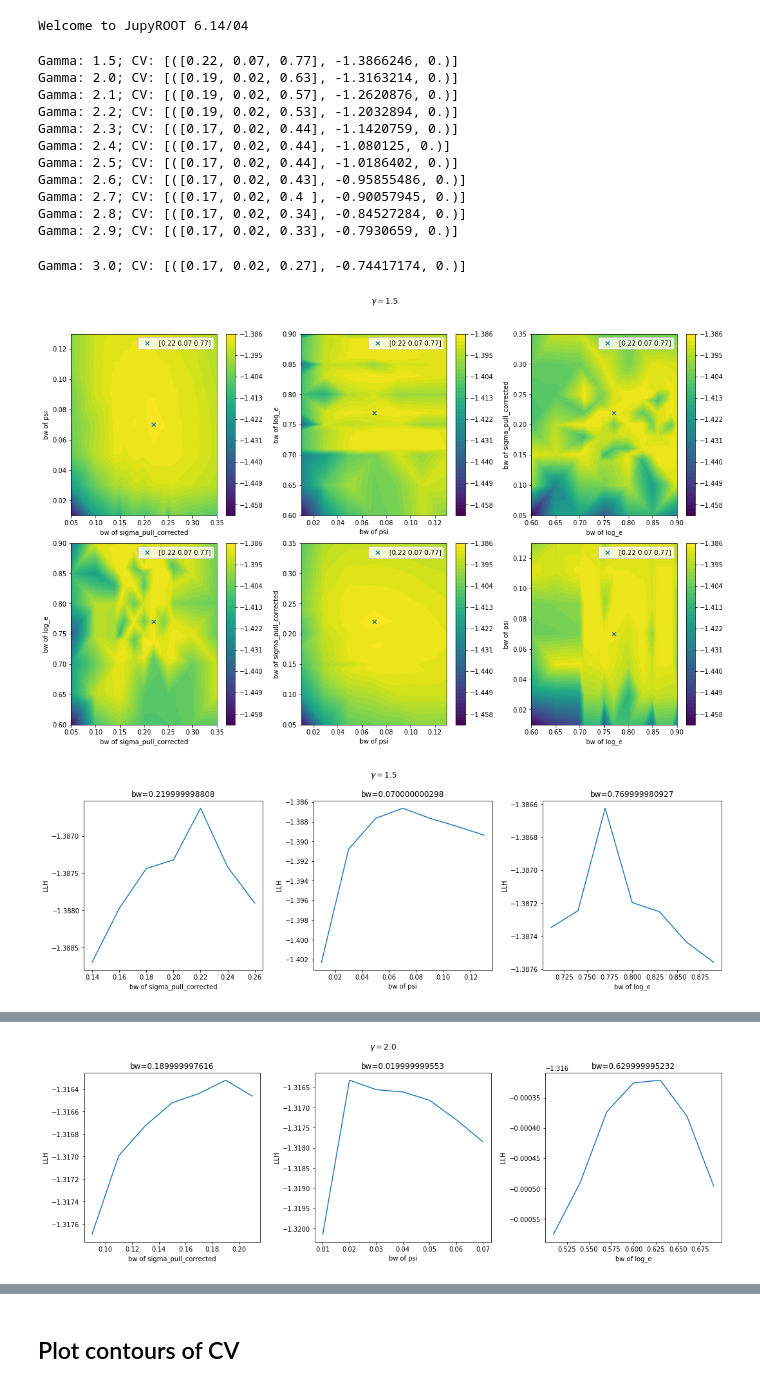
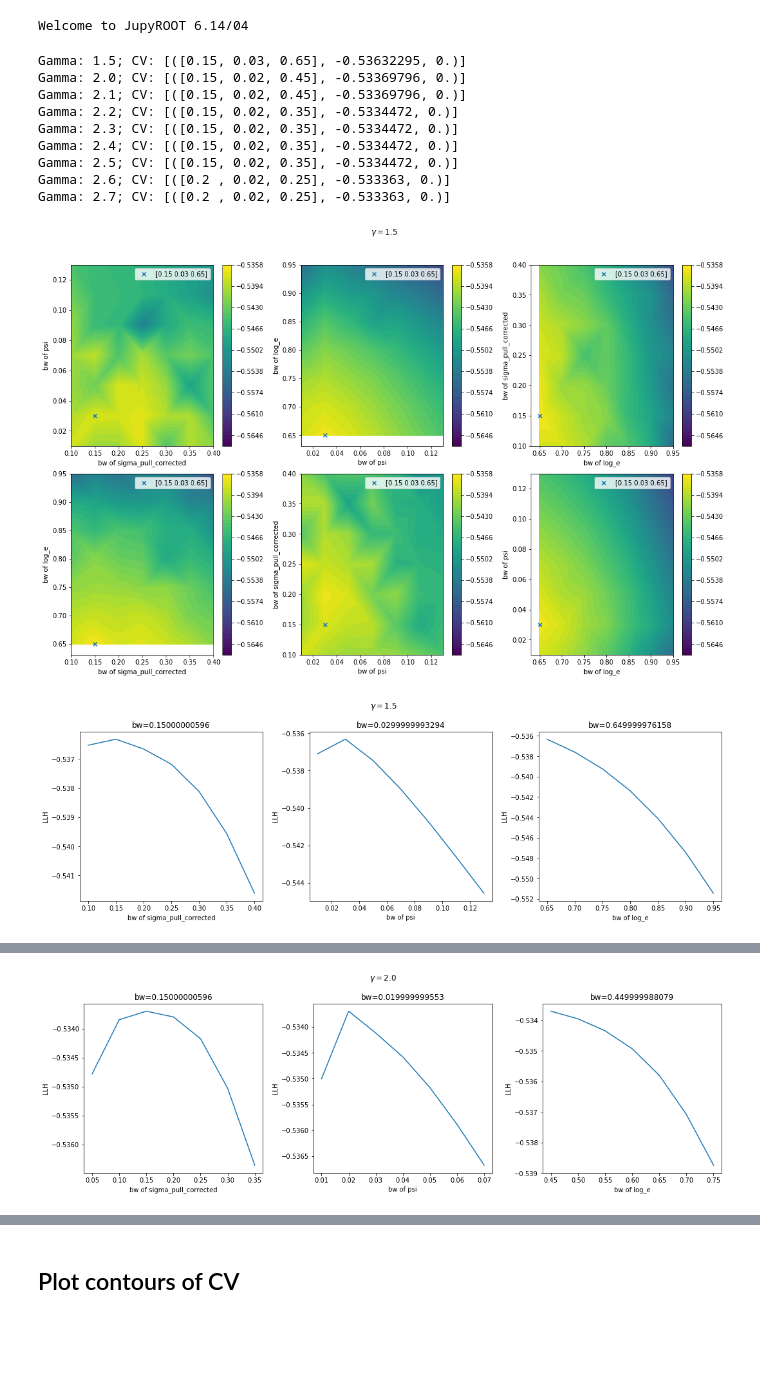
Before and after one commit to tomaskontrimas/KDE, a Jupyter notebook: snippets.ipynb, the cells around one changed output, grey strips where cells are left out. Cells and saved outputs as stored; diff of their text form; code cells hidden in the pictures; blank space fills up the shorter version.

```diff
--- a/snippets.ipynb
+++ b/snippets.ipynb
@@ -12,15 +12,19 @@ from kde_classes import Model, KDE
 # %% [output]
 Welcome to JupyROOT 6.14/04
 # %%
-gammas = np.concatenate(([1.5], np.linspace(2.0, 3.0, 11)))
-# gammas = [1.5]
+# gammas = np.concatenate(([1.5], np.linspace(2.0, 3.0, 11)))
+gammas = np.concatenate(([1.5], np.linspace(2.0, 2.7, 8)))
+#gammas = [1.5]
 module = 'bg'
-model = Model(module, mc=None, weighting='plotter_wkde')
+weighting='conv+pl'
+nbins = 100
+
+# model = Model(module, mc=None, weighting='plotter_wkde')
+model = Model(module, mc=None, weighting=weighting, gamma=2.0)
 kde = KDE(model)
 
 for gamma in gammas:
-    cv_files = glob.glob('output/{module}/adaptive_kd_plotter_wkde_gamma_{gamma}_phi0_1.0/cv/cv_*.npy'.format(module=module, gamma=gamma))
-
+    cv_files = glob.glob('output/{module}/{nbins}/adaptive_kd_{weighting}_gamma_{gamma}_phi0_1.0/cv/cv_*.npy'.format(module=module, nbins=nbins, weighting=weighting, gamma=gamma))
     cv_results_split = np.array([], dtype=kde.cv_result_dtype)
 
     for cv_file in cv_files:
@@ -119,44 +123,41 @@ for gamma in gammas:
     ax[1].set_xlabel('bw of psi')
     ax[1].set_ylabel('LLH')
 
     ax[2].plot(cv_results['bandwidth'][:, 2][ind_2], cv_results['LLH'][ind_2])
     ax[2].set_title('bw={}'.format(cv_results_max_LLH['bandwidth'][:, 2][0]))
     ax[2].set_xlabel('bw of log_e')
     ax[2].set_ylabel('LLH')
     plt.tight_layout()
     plt.subplots_adjust(top=0.85)
 
 
 #     # 2D KDE plots
 #     plt.figure(dpi=150)
 #     plt.tricontourf(cv_results['bandwidth'][:, 0], cv_results['bandwidth'][:, 1],
 #                     cv_results['LLH'], 50)
 #     plt.colorbar()
 #     plt.scatter(bandwidth[0], bandwidth[1], marker='x', label=bandwidth)
 #     plt.legend()
 #     plt.title('$\gamma$={}'.format(gamma))
 #     plt.xlabel('bw of log(sigma_pull_corrected)')
 #     plt.ylabel('bw of log_e')
 
 
 #     # 1D dec LLH plot
 #     plt.figure(dpi=150)
 #     plt.plot(cv_results['bandwidth'][:, 0], cv_results['LLH'])
 #     plt.title('$\gamma$={}'.format(gamma))
 #     plt.xlabel('bw of dec')
 #     plt.ylabel('LLH')
 # %% [output]
-Gamma: 1.5; CV: [([0.22, 0.07, 0.77], -1.3866246, 0.)]
-Gamma: 2.0; CV: [([0.19, 0.02, 0.63], -1.3163214, 0.)]
-Gamma: 2.1; CV: [([0.19, 0.02, 0.57], -1.2620876, 0.)]
-Gamma: 2.2; CV: [([0.19, 0.02, 0.53], -1.2032894, 0.)]
-Gamma: 2.3; CV: [([0.17, 0.02, 0.44], -1.1420759, 0.)]
-Gamma: 2.4; CV: [([0.17, 0.02, 0.44], -1.080125, 0.)]
-Gamma: 2.5; CV: [([0.17, 0.02, 0.44], -1.0186402, 0.)]
-Gamma: 2.6; CV: [([0.17, 0.02, 0.43], -0.95855486, 0.)]
-Gamma: 2.7; CV: [([0.17, 0.02, 0.4 ], -0.90057945, 0.)]
-Gamma: 2.8; CV: [([0.17, 0.02, 0.34], -0.84527284, 0.)]
-Gamma: 2.9; CV: [([0.17, 0.02, 0.33], -0.7930659, 0.)]
+Gamma: 1.5; CV: [([0.15, 0.03, 0.65], -0.53632295, 0.)]
+Gamma: 2.0; CV: [([0.15, 0.02, 0.45], -0.53369796, 0.)]
+Gamma: 2.1; CV: [([0.15, 0.02, 0.45], -0.53369796, 0.)]
+Gamma: 2.2; CV: [([0.15, 0.02, 0.35], -0.5334472, 0.)]
+Gamma: 2.3; CV: [([0.15, 0.02, 0.35], -0.5334472, 0.)]
+Gamma: 2.4; CV: [([0.15, 0.02, 0.35], -0.5334472, 0.)]
+Gamma: 2.5; CV: [([0.15, 0.02, 0.35], -0.5334472, 0.)]
+Gamma: 2.6; CV: [([0.2 , 0.02, 0.25], -0.533363, 0.)]
+Gamma: 2.7; CV: [([0.2 , 0.02, 0.25], -0.533363, 0.)]
-Gamma: 3.0; CV: [([0.17, 0.02, 0.27], -0.74417174, 0.)]
-[figure, old version]
+[figure, new version]
-[figure, old version]
+[figure, new version]
@@ -164 +165 @@ Gamma: 3.0; CV: [([0.17, 0.02, 0.27], -0.74417174, 0.)]
-[figure, old version]
+[figure, new version]
```
Also changed, not shown: parts of 1 cell of this notebook.
